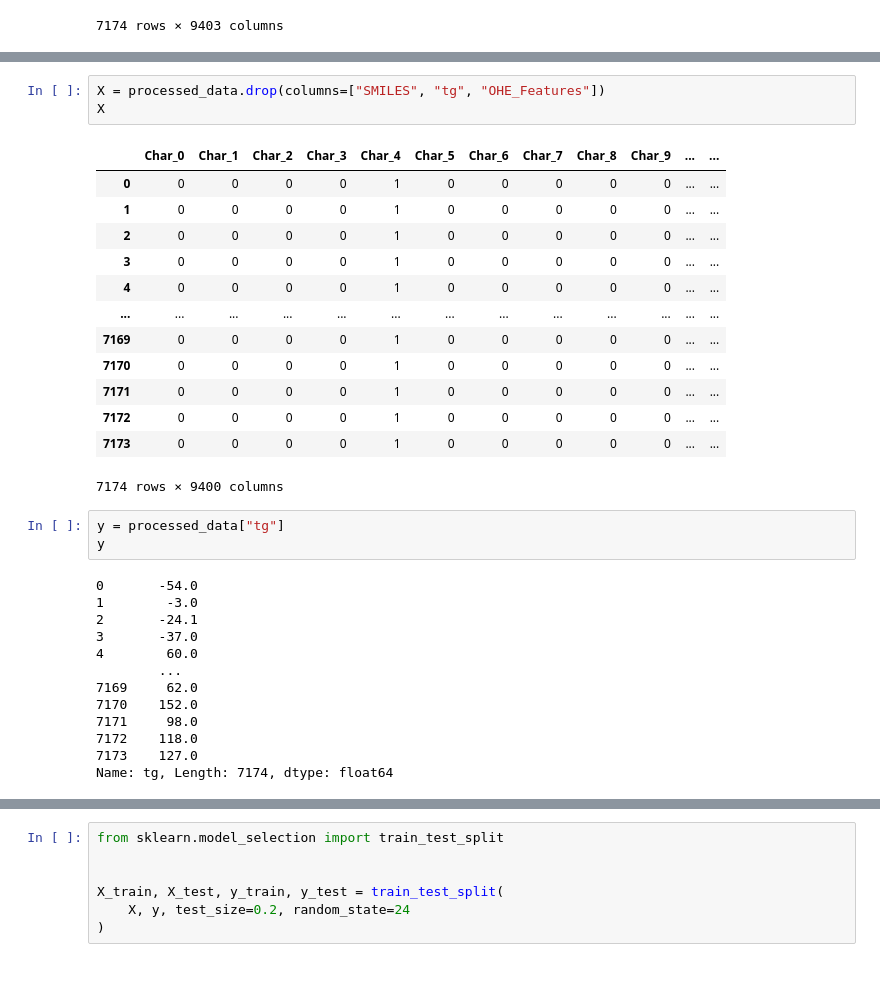
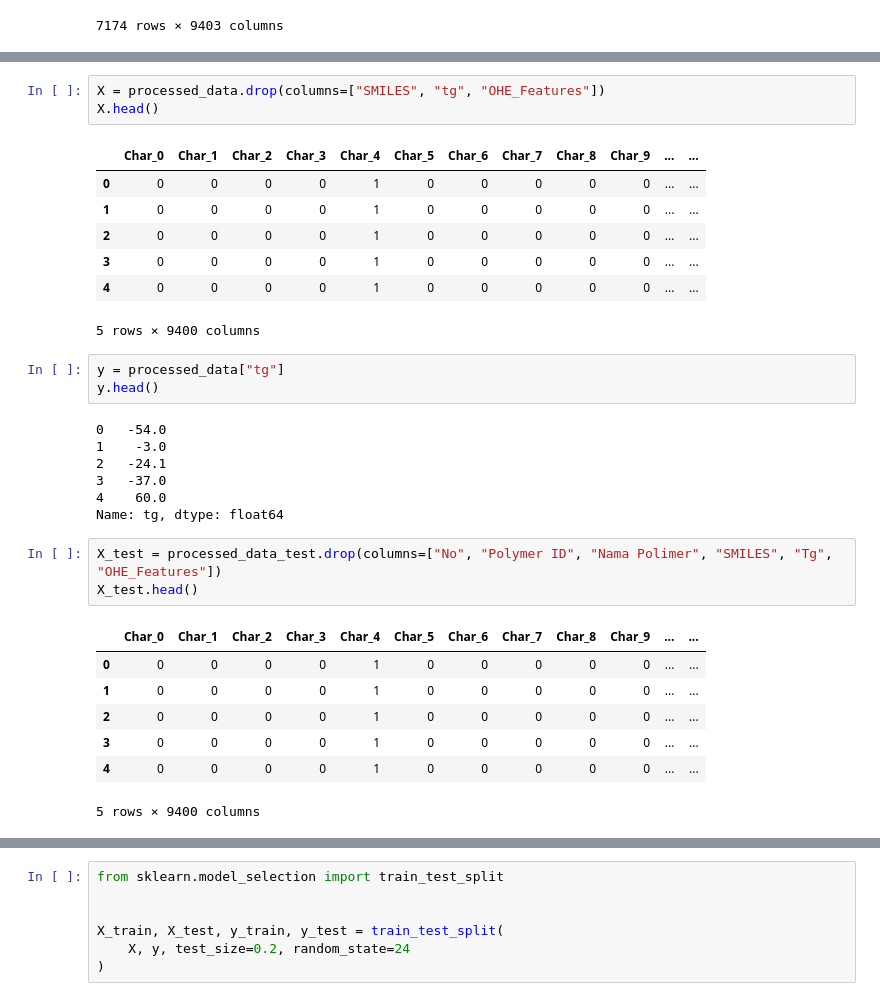
Before and after one commit to ibrahimberb/PiNO_2025, a Jupyter notebook: mdpi_polimers_AB2.ipynb, the cells around one changed output, grey strips where cells are left out. Drawn from its saved outputs; the diff is of its cells as text; blank space fills up the shorter version.

```diff
--- a/mdpi_polimers_B4.ipynb
+++ b/mdpi_polimers_AB2.ipynb
@@ -182,33 +338,32 @@ processed_data
 # %%
 X = processed_data.drop(columns=["SMILES", "tg", "OHE_Features"])
-X
+X.head()
 # %% [output]
 |  | Char_0 | Char_1 | Char_2 | Char_3 | Char_4 | Char_5 | Char_6 | Char_7 | Char_8 | Char_9 | ... | ... |
 | 0 | 0 | 0 | 0 | 0 | 1 | 0 | 0 | 0 | 0 | 0 | ... | ... |
 | 1 | 0 | 0 | 0 | 0 | 1 | 0 | 0 | 0 | 0 | 0 | ... | ... |
 | 2 | 0 | 0 | 0 | 0 | 1 | 0 | 0 | 0 | 0 | 0 | ... | ... |
 | 3 | 0 | 0 | 0 | 0 | 1 | 0 | 0 | 0 | 0 | 0 | ... | ... |
 | 4 | 0 | 0 | 0 | 0 | 1 | 0 | 0 | 0 | 0 | 0 | ... | ... |
-| ... | ... | ... | ... | ... | ... | ... | ... | ... | ... | ... | ... | ... |
-| 7169 | 0 | 0 | 0 | 0 | 1 | 0 | 0 | 0 | 0 | 0 | ... | ... |
-| 7170 | 0 | 0 | 0 | 0 | 1 | 0 | 0 | 0 | 0 | 0 | ... | ... |
-| 7171 | 0 | 0 | 0 | 0 | 1 | 0 | 0 | 0 | 0 | 0 | ... | ... |
-| 7172 | 0 | 0 | 0 | 0 | 1 | 0 | 0 | 0 | 0 | 0 | ... | ... |
-| 7173 | 0 | 0 | 0 | 0 | 1 | 0 | 0 | 0 | 0 | 0 | ... | ... |
-7174 rows × 9400 columns
+5 rows × 9400 columns
 # %%
 y = processed_data["tg"]
-y
+y.head()
 # %% [output]
-0       -54.0
-1        -3.0
-2       -24.1
-3       -37.0
-4        60.0
-        ...
-7169     62.0
-7170    152.0
-7171     98.0
-7172    118.0
-7173    127.0
-Name: tg, Length: 7174, dtype: float64
+0   -54.0
+1    -3.0
+2   -24.1
+3   -37.0
+4    60.0
+Name: tg, dtype: float64
+# %%
+X_test = processed_data_test.drop(columns=["No", "Polymer ID", "Nama Polimer", "SMILES", "Tg", "OHE_Features"])
+X_test.head()
+# %% [output]
+|  | Char_0 | Char_1 | Char_2 | Char_3 | Char_4 | Char_5 | Char_6 | Char_7 | Char_8 | Char_9 | ... | ... |
+| 0 | 0 | 0 | 0 | 0 | 1 | 0 | 0 | 0 | 0 | 0 | ... | ... |
+| 1 | 0 | 0 | 0 | 0 | 1 | 0 | 0 | 0 | 0 | 0 | ... | ... |
+| 2 | 0 | 0 | 0 | 0 | 1 | 0 | 0 | 0 | 0 | 0 | ... | ... |
+| 3 | 0 | 0 | 0 | 0 | 1 | 0 | 0 | 0 | 0 | 0 | ... | ... |
+| 4 | 0 | 0 | 0 | 0 | 1 | 0 | 0 | 0 | 0 | 0 | ... | ... |
+5 rows × 9400 columns
```
Also changed, not shown: parts of 18 cells of this notebook, 8 other files.
